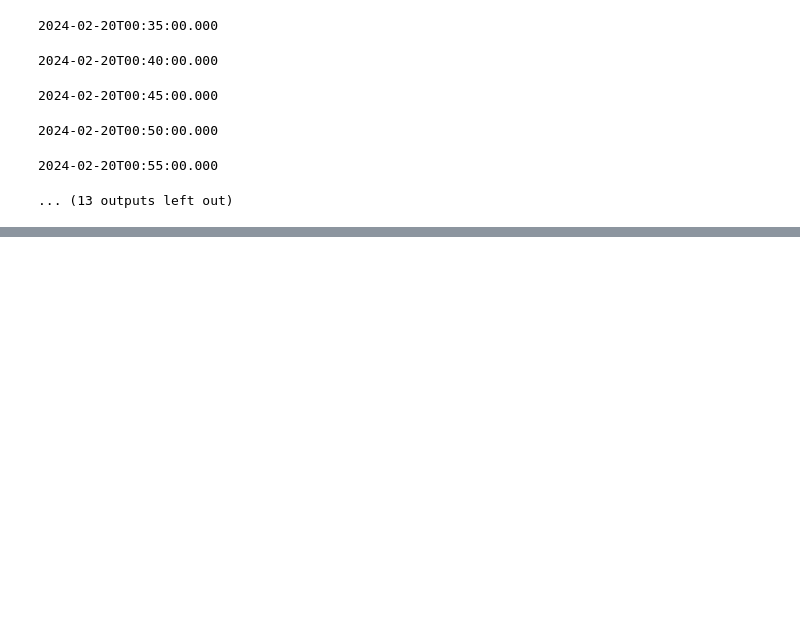
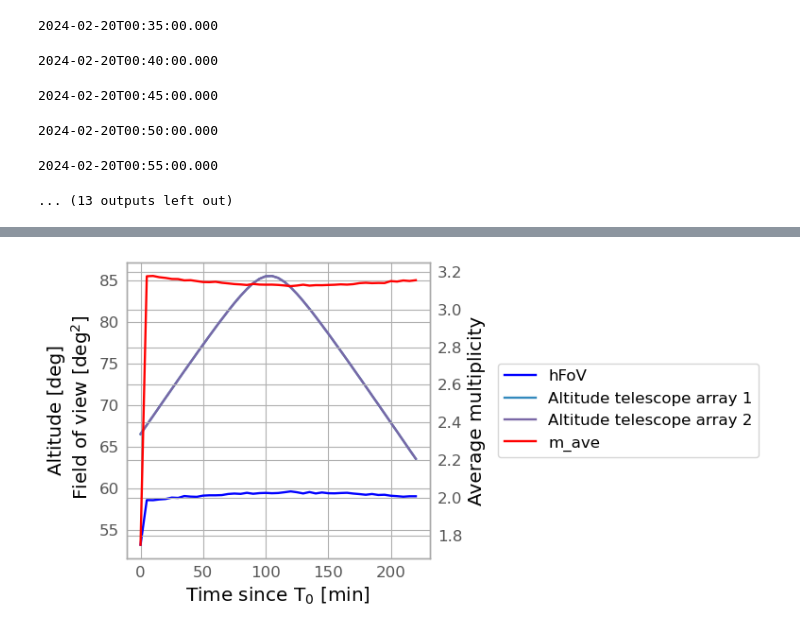
Before and after one commit to SamantaMorales/divtel, a Jupyter notebook: POINTING_TRY.ipynb, the cells around one changed output, grey strips where cells are left out. Drawn from its saved outputs; the diff is of its cells as text; code cells hidden in the pictures; blank space fills up the shorter version.

```diff
--- a/POINTING_TRY.ipynb
+++ b/POINTING_TRY.ipynb
@@ -276,0 +345,17 @@ plt.show(block=False)
+# %%
+f, ax = plt.subplots(1, 1, figsize=(5,4))
+p1 = ax.plot(t, hFoV_combination, color="b", label="hFoV")
+p2 = ax.plot(t, alt_1, label="Altitude telescope array 1")
+p3 = ax.plot(t, alt_2, label="Altitude telescope array 2")
+ax.set_xlabel("Time since T$_{0}$ [min]")
+ax.set_ylabel("Altitude [deg]\n Field of view [deg$^2$]", multialignment='center')
+
+ax2 = ax.twinx()
+p4 = ax2.plot(t, mAve_combination, color="r", label="m_ave")
+ax2.set_ylabel("Average multiplicity")
+plt.tight_layout()
+ps = p1+p2+p3+p4
+ax.legend(ps, [p.get_label() for p in ps], loc='center left', bbox_to_anchor=(1.2, 0.5))
+plt.show(block=False)
+# %% [output]
+[figure, added]
```
Also changed, not shown: parts of 10 cells of this notebook, 1 other file.
